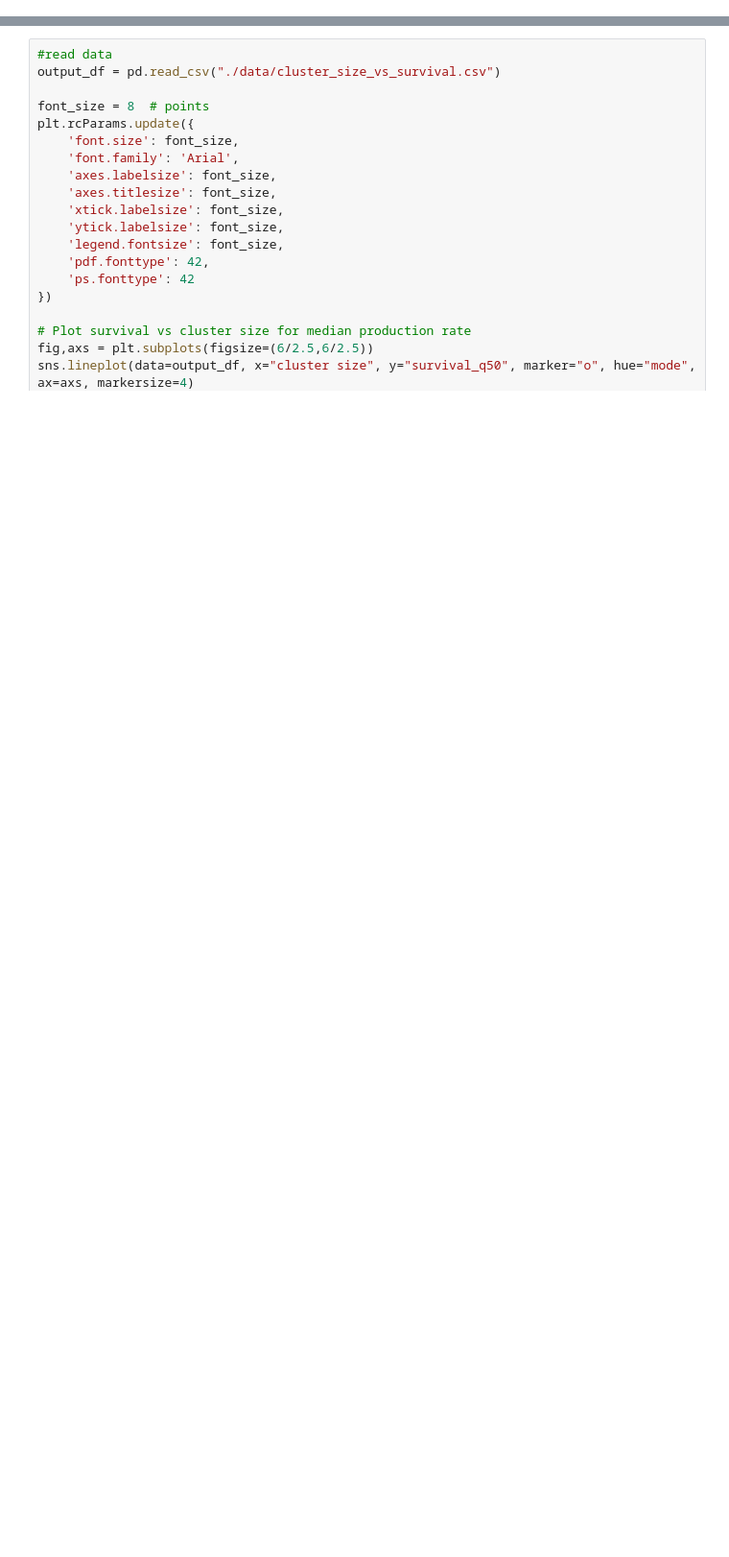
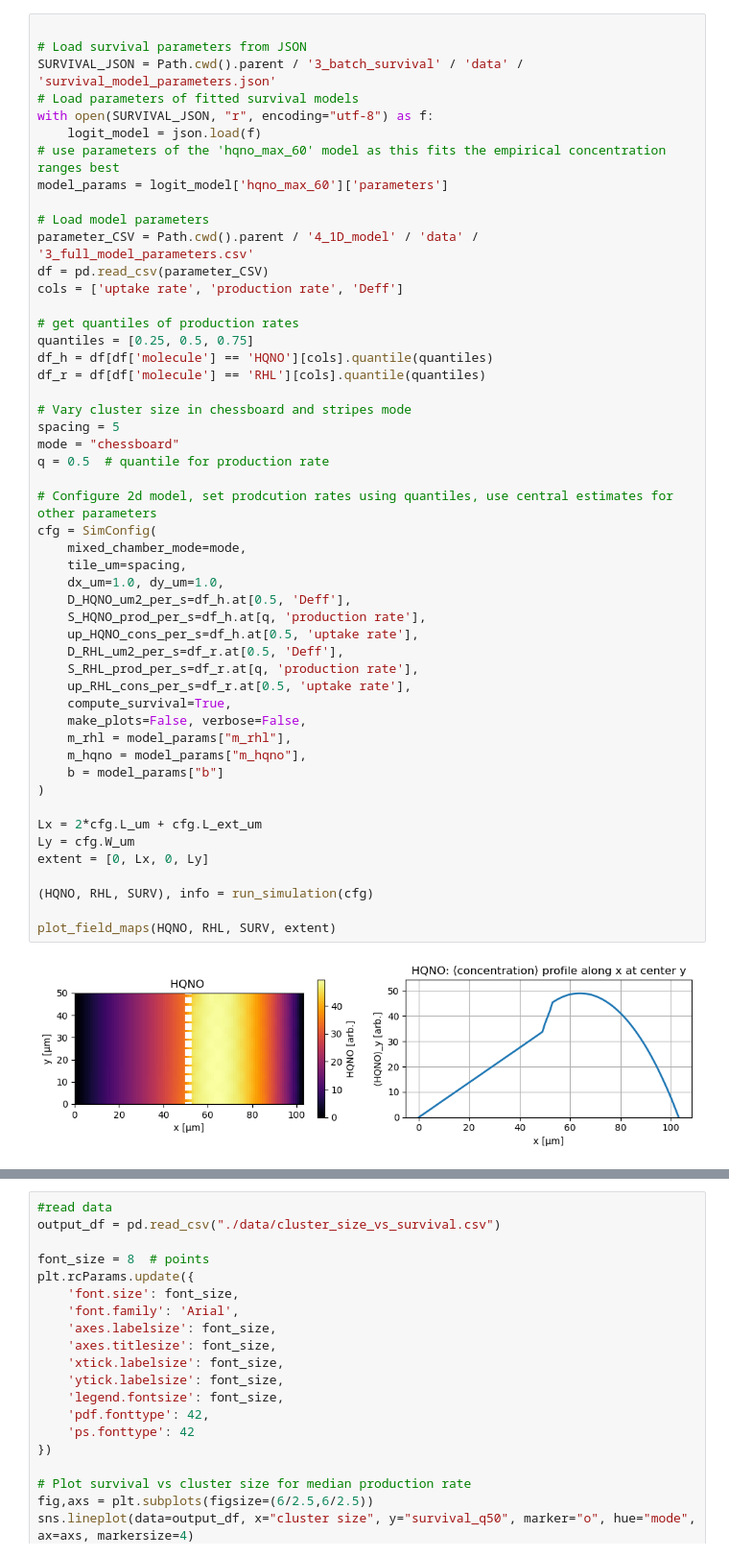
Before and after one commit to simonvanvliet/SpatialToleranceModel, a Jupyter notebook: 5_2D_model/1_2d_model_chamber.ipynb, the cells around one changed output, grey strips where cells are left out. Shown at 96% size. Drawn from its saved outputs; the diff is of its cells as text; blank space fills up the shorter version.

Commit message:
updated 2d model and readme

```diff
--- a/5_2D_model/1_2d_model_chamber.ipynb
+++ b/5_2D_model/1_2d_model_chamber.ipynb
@@ -496,0 +434,52 @@ def plot_linecut_x(HQNO, RHL, SURV, cfg: SimConfig, y_um: float = 60.0,
+# %%
+
+# Load survival parameters from JSON
+SURVIVAL_JSON = Path.cwd().parent / '3_batch_survival' / 'data' / 'survival_model_parameters.json'
+# Load parameters of fitted survival models
+with open(SURVIVAL_JSON, "r", encoding="utf-8") as f:
+    logit_model = json.load(f)
+# use parameters of the 'hqno_max_60' model as this fits the empirical concentration ranges best
+model_params = logit_model['hqno_max_60']['parameters']
+
+# Load model parameters
+parameter_CSV = Path.cwd().parent / '4_1D_model' / 'data' / '3_full_model_parameters.csv'
+df = pd.read_csv(parameter_CSV)
+cols = ['uptake rate', 'production rate', 'Deff']
+
+# get quantiles of production rates
+quantiles = [0.25, 0.5, 0.75]
+df_h = df[df['molecule'] == 'HQNO'][cols].quantile(quantiles)
+df_r = df[df['molecule'] == 'RHL'][cols].quantile(quantiles)
+
+# Vary cluster size in chessboard and stripes mode
+spacing = 5
+mode = "chessboard"
+q = 0.5  # quantile for production rate
+
+# Configure 2d model, set prodcution rates using quantiles, use central estimates for other parameters
+cfg = SimConfig(
+    mixed_chamber_mode=mode,
+    tile_um=spacing,
+    dx_um=1.0, dy_um=1.0,
+    D_HQNO_um2_per_s=df_h.at[0.5, 'Deff'],
+    S_HQNO_prod_per_s=df_h.at[q, 'production rate'],
+    up_HQNO_cons_per_s=df_h.at[0.5, 'uptake rate'],
+    D_RHL_um2_per_s=df_r.at[0.5, 'Deff'],
+    S_RHL_prod_per_s=df_r.at[q, 'production rate'],
+    up_RHL_cons_per_s=df_r.at[0.5, 'uptake rate'],
+    compute_survival=True,
+    make_plots=False, verbose=False,
+    m_rhl = model_params["m_rhl"],
+    m_hqno = model_params["m_hqno"],
+    b = model_params["b"]
+)
+
+Lx = 2*cfg.L_um + cfg.L_ext_um
+Ly = cfg.W_um
+extent = [0, Lx, 0, Ly]
+
+(HQNO, RHL, SURV), info = run_simulation(cfg)
+
+plot_field_maps(HQNO, RHL, SURV, extent)
+# %% [output]
+[figure, added]
```
Also changed, not shown: parts of 5 cells of this notebook, 8 other files.
